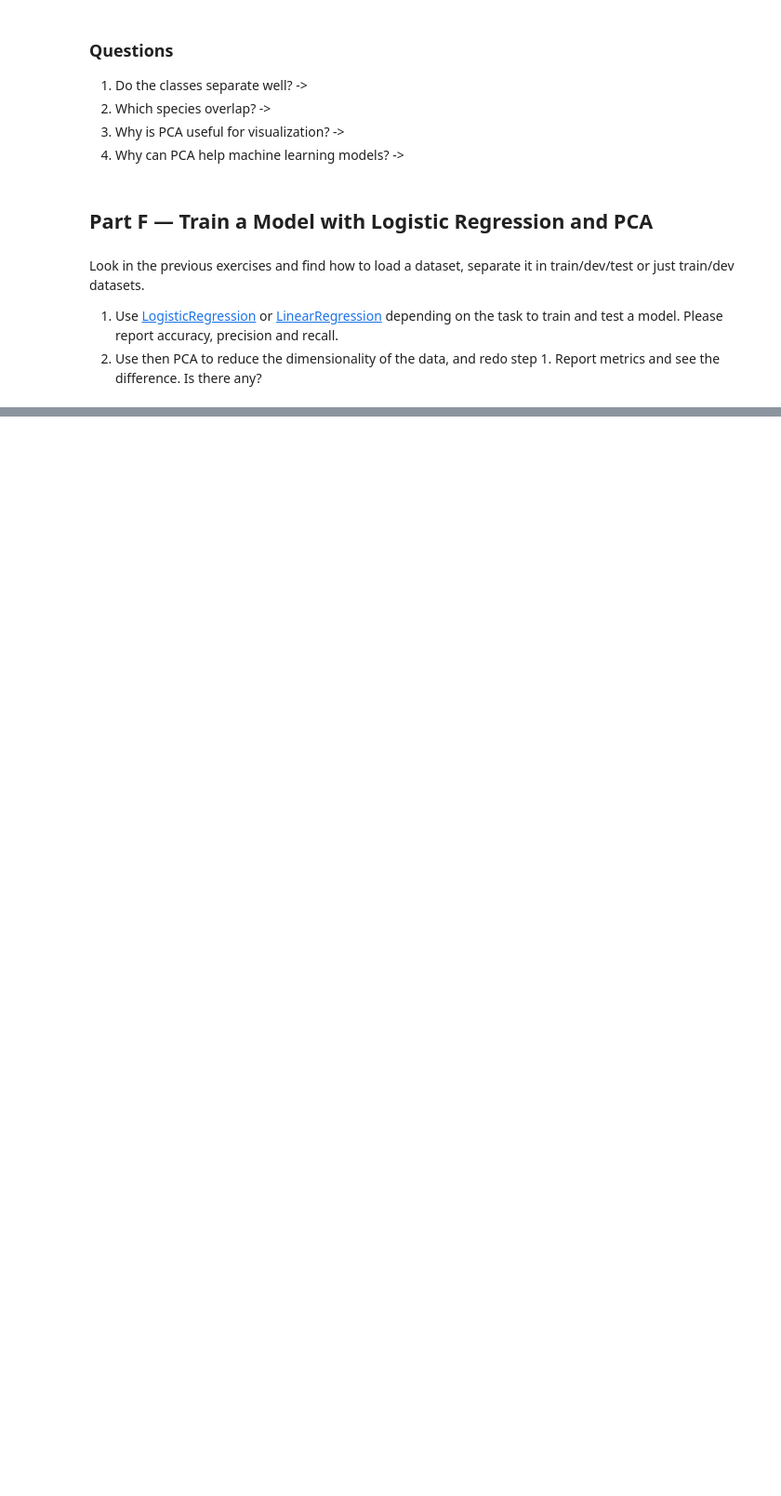
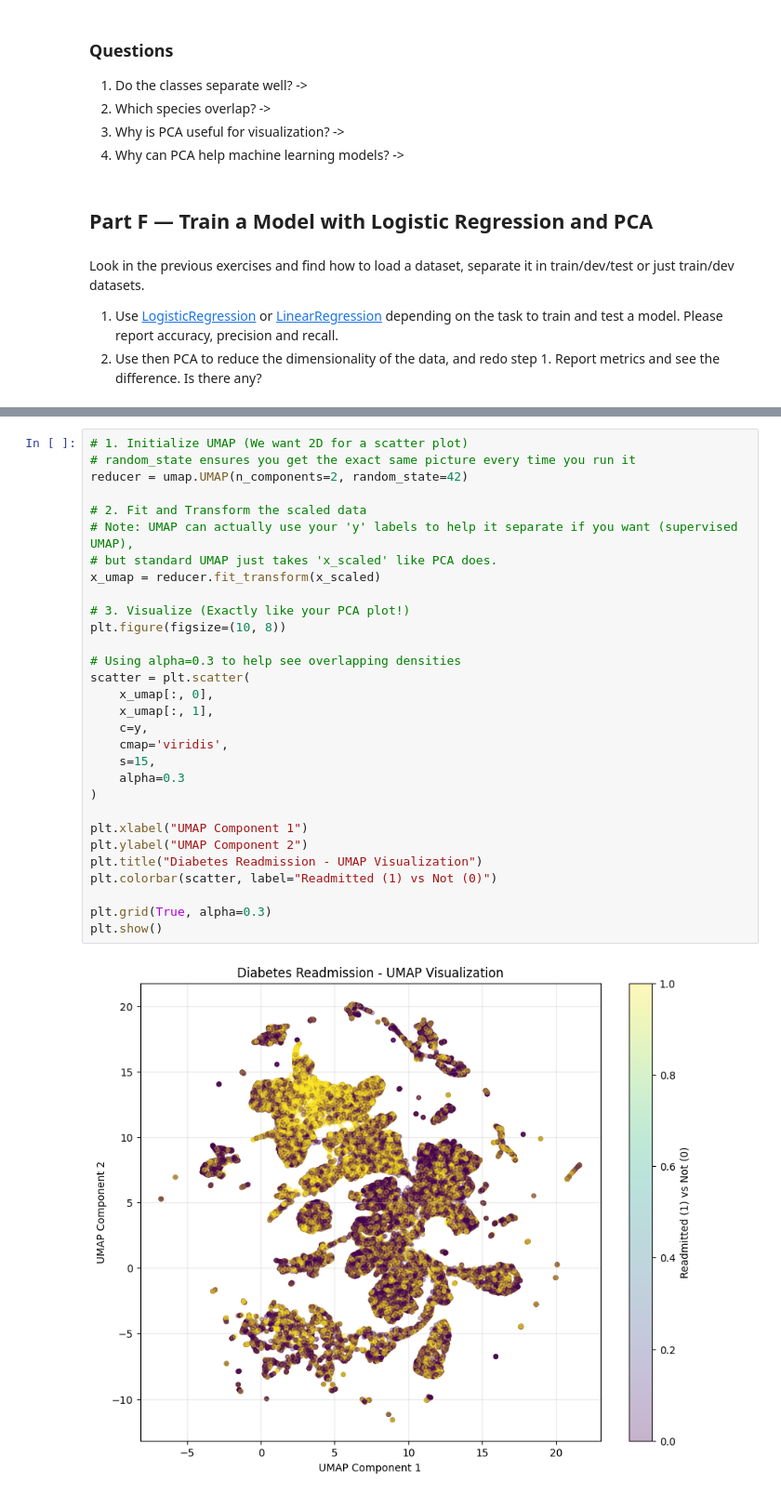
Before and after one commit to NMH1203/ml-course, a Jupyter notebook: docs/5-Principal-Component-Analysis/01-dimensionality-reduction-basics.ipynb, the cells around one changed output, grey strips where cells are left out. Shown at 93% size. Drawn from its saved outputs; the diff is of its cells as text; blank space fills up the shorter version.

```diff
--- a/docs/5-Principal-Component-Analysis/01-dimensionality-reduction-basics.ipynb
+++ b/docs/5-Principal-Component-Analysis/01-dimensionality-reduction-basics.ipynb
@@ -576,0 +466,32 @@ Sklearn probabilities:
+# %%
+# 1. Initialize UMAP (We want 2D for a scatter plot)
+# random_state ensures you get the exact same picture every time you run it
+reducer = umap.UMAP(n_components=2, random_state=42)
+
+# 2. Fit and Transform the scaled data
+# Note: UMAP can actually use your 'y' labels to help it separate if you want (supervised UMAP),
+# but standard UMAP just takes 'x_scaled' like PCA does.
+x_umap = reducer.fit_transform(x_scaled)
+
+# 3. Visualize (Exactly like your PCA plot!)
+plt.figure(figsize=(10, 8))
+
+# Using alpha=0.3 to help see overlapping densities
+scatter = plt.scatter(
+    x_umap[:, 0],
+    x_umap[:, 1],
+    c=y,
+    cmap='viridis',
+    s=15,
+    alpha=0.3
+)
+
+plt.xlabel("UMAP Component 1")
+plt.ylabel("UMAP Component 2")
+plt.title("Diabetes Readmission - UMAP Visualization")
+plt.colorbar(scatter, label="Readmitted (1) vs Not (0)")
+
+plt.grid(True, alpha=0.3)
+plt.show()
+# %% [output]
+[figure, added]
```
Also changed, not shown: parts of 7 cells of this notebook, 1 other file.
